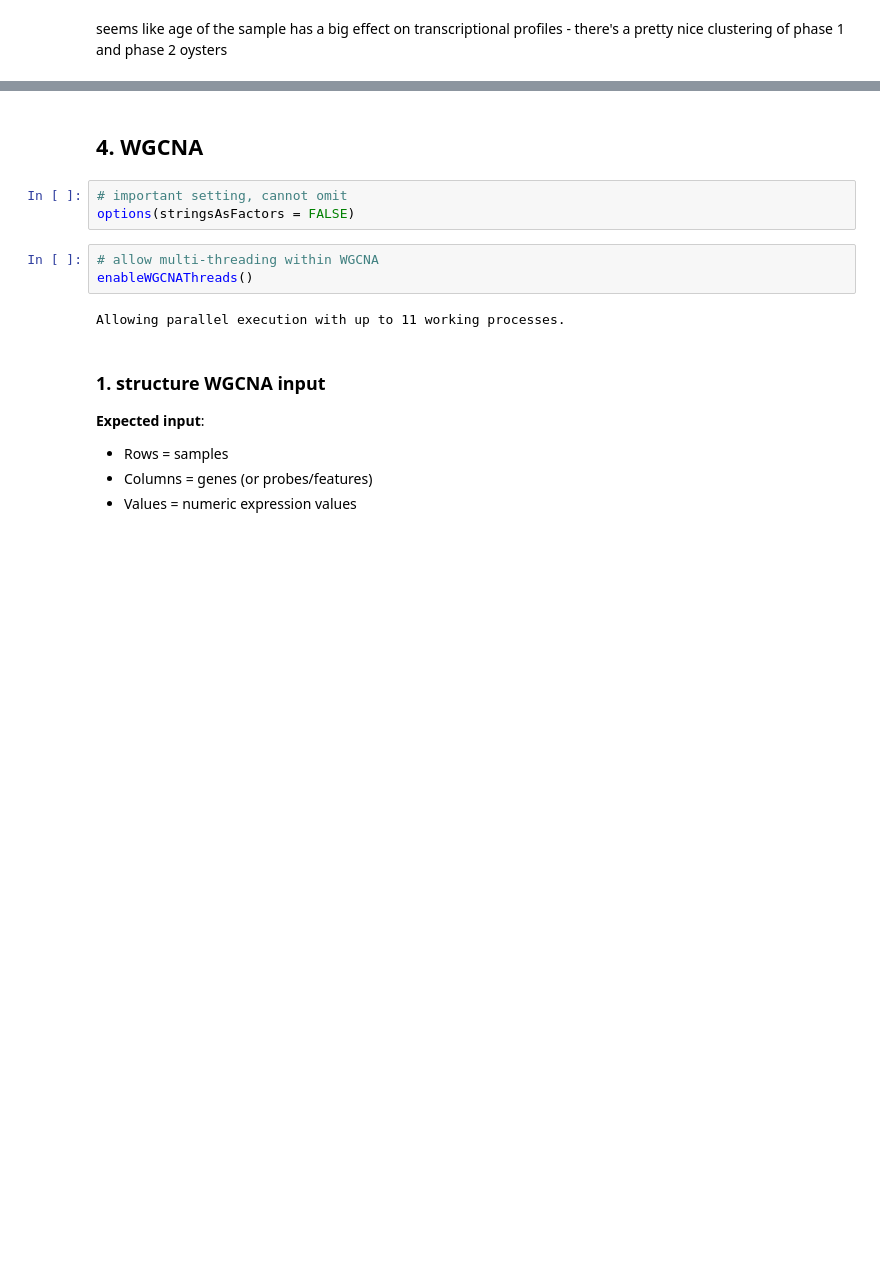
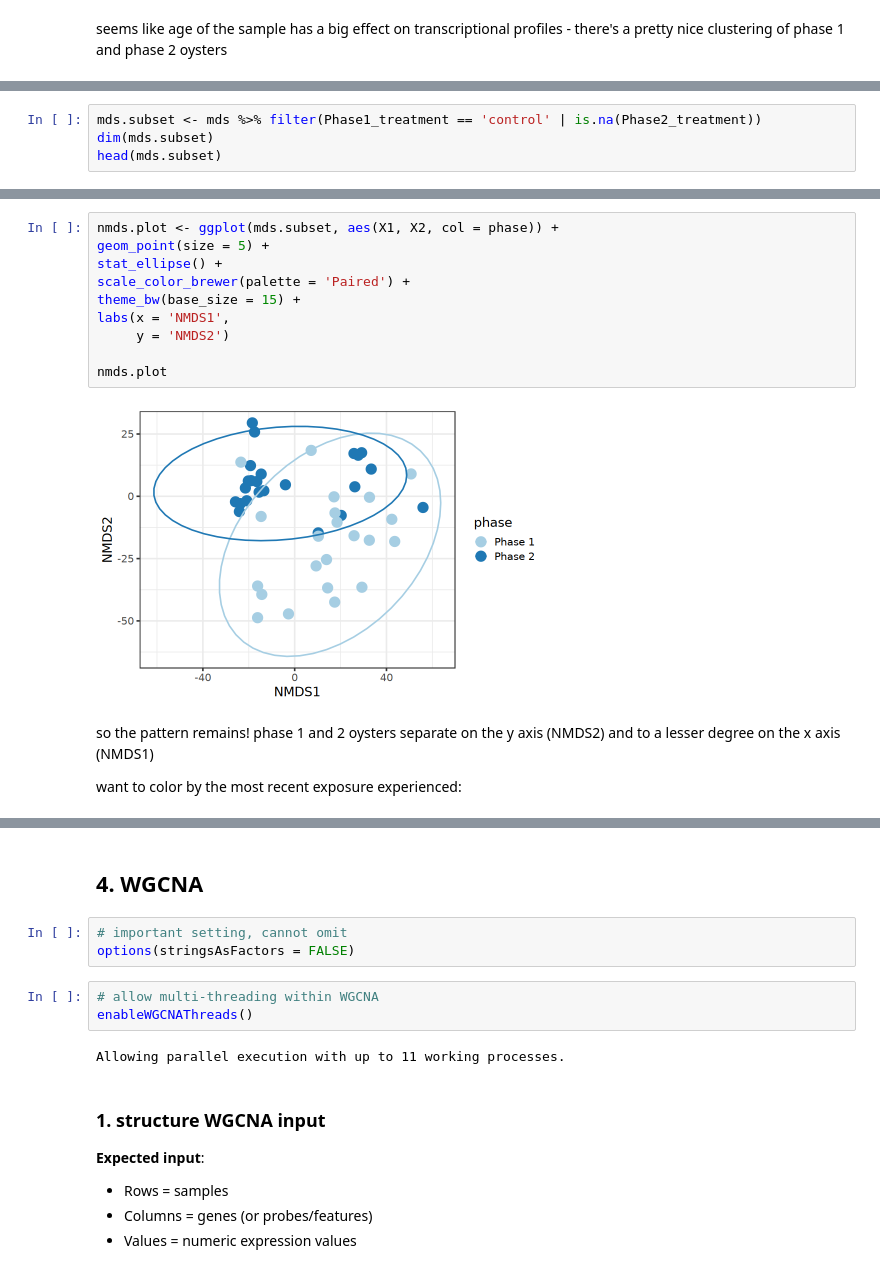
Before and after one commit to jgmcdonough/CE24_RNA-seq, a Jupyter notebook: analysis/diff_expression/compare_phases/deseq_wgcna_ALL.ipynb, the cells around one changed output, grey strips where cells are left out. Drawn from its saved outputs; the diff is of its cells as text; blank space fills up the shorter version.

Commit message:
subset phase 2 oysters and replot NMDS

```diff
--- a/analysis/diff_expression/compare_phases/deseq_wgcna_ALL.ipynb
+++ b/analysis/diff_expression/compare_phases/deseq_wgcna_ALL.ipynb
@@ -348,0 +333,4 @@ seems like age of the sample has a big effect on transcriptional profiles - ther
+# %%
+mds.subset <- mds %>% filter(Phase1_treatment == 'control' | is.na(Phase2_treatment))
+dim(mds.subset)
+head(mds.subset)
@@ -348,0 +348,16 @@ seems like age of the sample has a big effect on transcriptional profiles - ther
+# %%
+nmds.plot <- ggplot(mds.subset, aes(X1, X2, col = phase)) +
+geom_point(size = 5) +
+stat_ellipse() +
+scale_color_brewer(palette = 'Paired') +
+theme_bw(base_size = 15) +
+labs(x = 'NMDS1',
+     y = 'NMDS2')
+
+nmds.plot
+# %% [output]
+[figure, added]
+# %% [markdown]
+so the pattern remains! phase 1 and 2 oysters separate on the y axis (NMDS2) and to a lesser degree on the x axis (NMDS1)
+
+want to color by the most recent exposure experienced:
```
Also changed, not shown: parts of 10 cells of this notebook, 1 other file.
